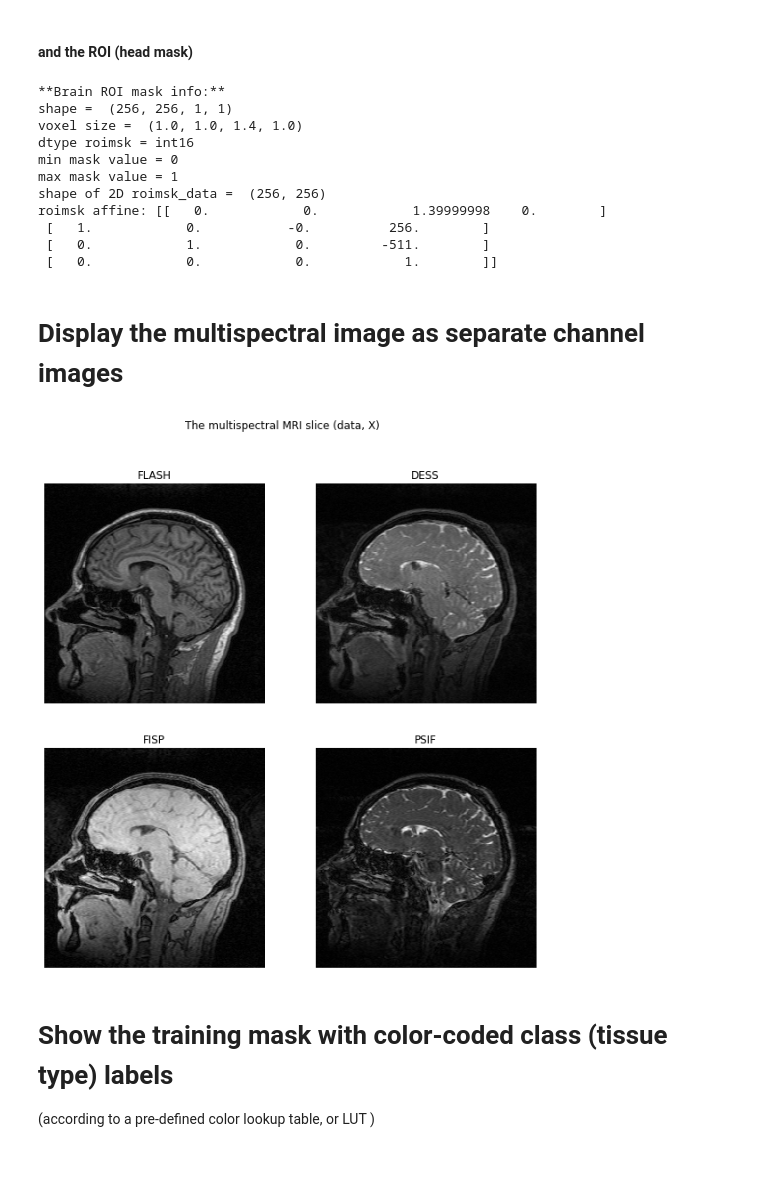
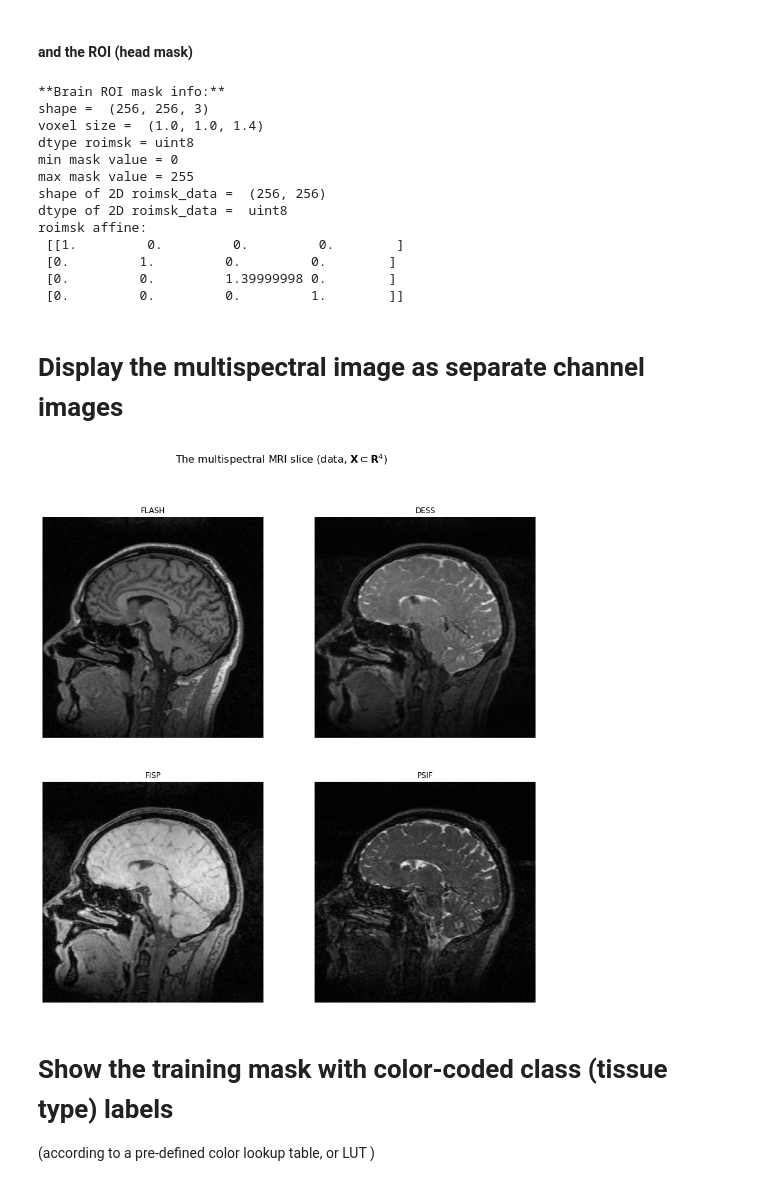
Before and after one commit to computational-medicine/BMED360-2021, a Jupyter notebook: Lab2-ML-tissue-classification/04-mri-knn-tissue-classification.ipynb, the cells around one changed output. Cells and saved outputs as stored; diff of their text form; code cells hidden in the pictures.

```diff
--- a/Lab2-ML-tissue-classification/04-mri-knn-tissue-classification.ipynb
+++ b/Lab2-ML-tissue-classification/04-mri-knn-tissue-classification.ipynb
@@ -131,8 +276,3 @@ class_names = ['air', 'gm', 'wm', 'csf', 'mus', 'fat']
-# %%
-# Using nibabel to read the multispectral image (and the training mask)
-fn_multispectral = './data/multispectral_mri.nii.gz'
-img = nib.load(fn_multispectral)
-fn_tmsk = './data/training_mask_1_6.nii.gz'
-tmsk = nib.load(fn_tmsk)
-fn_roimsk = './data/brain_roi_mask.nii.gz'
-roimsk = nib.load(fn_roimsk)
+# %%
+fn_multispectral = './results/04_multispectral_060.nii.gz'
+img = nib.load(fn_multispectral)
@@ -144,14 +317,13 @@ print('shape of image = ', img.header.get_data_shape())
 print('units = ', img.header.get_xyzt_units())
 print('voxel size = ', img.header.get_zooms())
 print('dtype = %s' % img.header.get_data_dtype())
-dat = img.get_fdata()
+if img.header.get_data_dtype() == 'int16':   # Collaps the singular (z-)dimension
+    dat = np.int16(img.get_fdata().squeeze())
 print('min = %.1f' % dat.min())
 print('max = %.1f' % dat.max())
 print('number of channels =', img.shape[-1])
-# Collaps the singular (z-)dimension
-data = np.uint16(dat.squeeze())
-print('shape of 2D+spectral img_data = ',data.shape)
-print('dtype of 2D+spectral img_data = ',data.dtype)
-print('img affine:', img.affine)
+print('shape of 2D+spectral img_data = ',dat.shape)
+print('dtype of 2D+spectral img_data = ',dat.dtype)
+print('img affine:\n', img.affine)
 # %% [output]
 **Multispectral image info:**
@@ -196,41 +372,45 @@ tmsk affine: [[   0.            0.            1.39999998    0.        ]
 #### and the ROI (head mask)
 # %%
 print('**Brain ROI mask info:**')
-print('shape = ', roimsk.header.get_data_shape())
-print('voxel size = ', roimsk.header.get_zooms())
-print('dtype roimsk = %s' % roimsk.header.get_data_dtype())
-roimsk_data = roimsk.get_fdata().squeeze()
-print('min mask value = %.0f' % roimsk_data .min())
-print('max mask value = %.0f' % roimsk_data .max())
-print('shape of 2D roimsk_data = ', roimsk_data.shape)
-print('roimsk affine:', roimsk.affine)
+print('shape = ', roimsk_img.header.get_data_shape())
+print('voxel size = ', roimsk_img.header.get_zooms())
+print('dtype roimsk = %s' % roimsk_img.header.get_data_dtype())
+if roimsk_img.header.get_data_dtype() == 'uint8':   # Collaps the singular (z-)dimension
+    roimsk_data = np.uint8(roimsk_img.get_fdata().squeeze())
+print('min mask value = %.0f' % roimsk_data.min())
+print('max mask value = %.0f' % roimsk_data.max())
+print('shape of 2D roimsk_data = ', roimsk_data[:,:,0].shape)
+print('dtype of 2D roimsk_data = ', roimsk_data.dtype)
+print('roimsk affine:\n', roimsk_img.affine)
 # %% [output]
 **Brain ROI mask info:**
-shape =  (256, 256, 1, 1)
-voxel size =  (1.0, 1.0, 1.4, 1.0)
-dtype roimsk = int16
+shape =  (256, 256, 3)
+voxel size =  (1.0, 1.0, 1.4)
+dtype roimsk = uint8
 min mask value = 0
-max mask value = 1
+max mask value = 255
 shape of 2D roimsk_data =  (256, 256)
-roimsk affine: [[   0.            0.            1.39999998    0.        ]
- [   1.            0.           -0.          256.        ]
- [   0.            1.            0.         -511.        ]
- [   0.            0.            0.            1.        ]]
+dtype of 2D roimsk_data =  uint8
+roimsk affine:
+ [[1.         0.         0.         0.        ]
+ [0.         1.         0.         0.        ]
+ [0.         0.         1.39999998 0.        ]
+ [0.         0.         0.         1.        ]]
 # %% [markdown]
 # Display the multispectral image as separate channel images
 # %%
-fig, axes = plt.subplots(2,2, figsize=(10,10))
+fig, axes = plt.subplots(2,2, figsize=(14,14))
 ax = axes.ravel()
 for k, ch in enumerate(chn_names):
-    ax[k].imshow(data[:, :, k].T, cmap='gray', origin='lower')
+    ax[k].imshow(dat[:, :, k], cmap='gray', origin='lower')
     ax[k].set_title(ch)
     ax[k].set(xlabel="")
     ax[k].axis('off')
-plt.suptitle("The multispectral MRI slice (data, X)")
+plt.suptitle("The multispectral MRI slice (data, $\mathbf{X} \subset \mathbf{R}^4$)", size=16)
 plt.tight_layout
 plt.show()
 # %% [output]
-[figure, old version]
+[figure, new version]
 # %% [markdown]
 # Show the training mask with color-coded class (tissue type) labels
 
```
Also changed, not shown: parts of 79 cells of this notebook, 15 other files.
